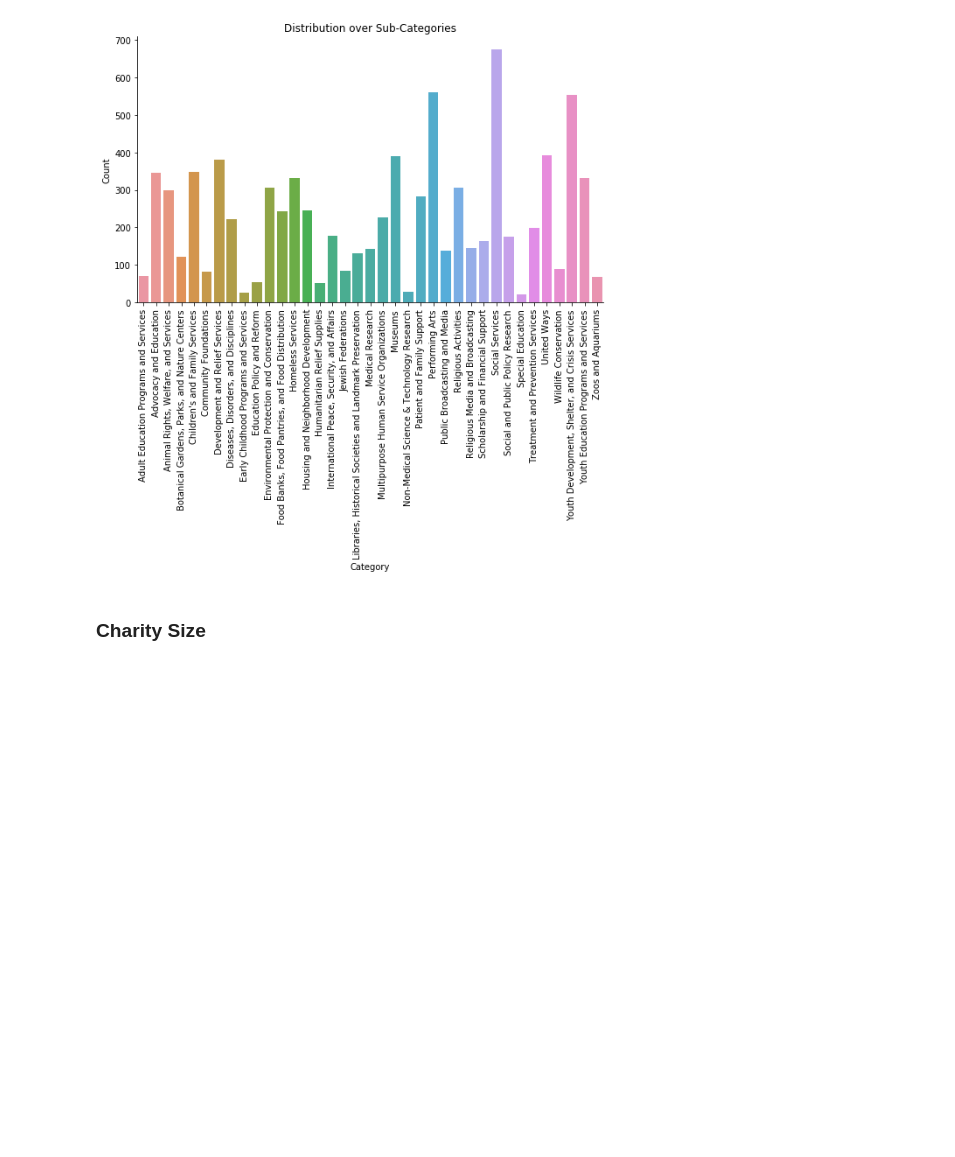
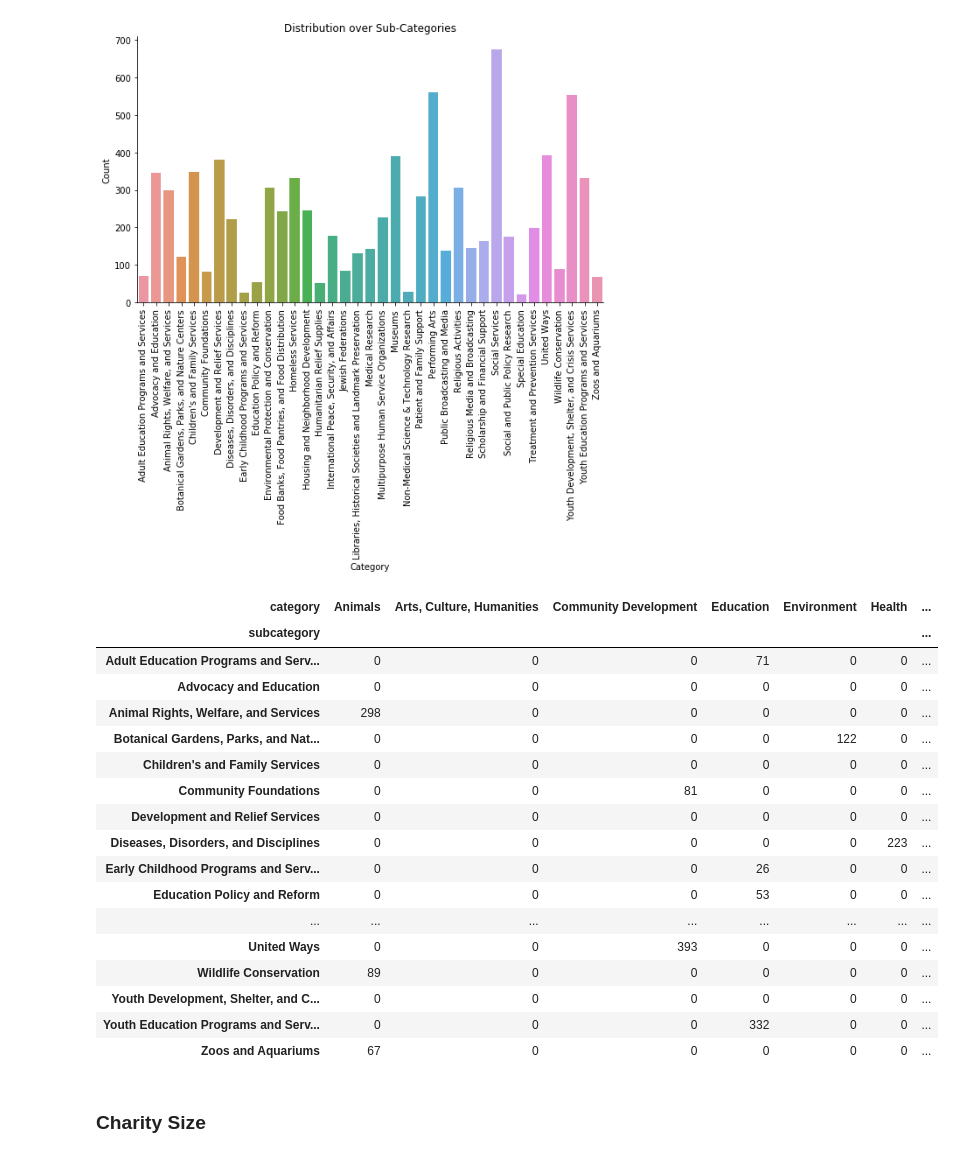
Before and after one commit to achanales/Giver, a Jupyter notebook: eda/eda_charity.ipynb, the cells around one changed output. Cells and saved outputs as stored; diff of their text form; code cells hidden in the pictures; blank space fills up the shorter version.

```diff
--- a/eda/eda_charity.ipynb
+++ b/eda/eda_charity.ipynb
@@ -131,6 +131,27 @@ plt.title('Distribution over Sub-Categories')
 # %% [output]
 Text(0.5, 1.0, 'Distribution over Sub-Categories')
 [figure]
+# %%
+pd.crosstab(all_charity['subcategory'],all_charity['category'])
+# %% [output]
+| category | Animals | Arts, Culture, Humanities | Community Development | Education | Environment | Health | ... |
+| subcategory |  |  |  |  |  |  | ... |
+| Adult Education Programs and Serv... | 0 | 0 | 0 | 71 | 0 | 0 | ... |
+| Advocacy and Education | 0 | 0 | 0 | 0 | 0 | 0 | ... |
+| Animal Rights, Welfare, and Services | 298 | 0 | 0 | 0 | 0 | 0 | ... |
+| Botanical Gardens, Parks, and Nat... | 0 | 0 | 0 | 0 | 122 | 0 | ... |
+| Children's and Family Services | 0 | 0 | 0 | 0 | 0 | 0 | ... |
+| Community Foundations | 0 | 0 | 81 | 0 | 0 | 0 | ... |
+| Development and Relief Services | 0 | 0 | 0 | 0 | 0 | 0 | ... |
+| Diseases, Disorders, and Disciplines | 0 | 0 | 0 | 0 | 0 | 223 | ... |
+| Early Childhood Programs and Serv... | 0 | 0 | 0 | 26 | 0 | 0 | ... |
+| Education Policy and Reform | 0 | 0 | 0 | 53 | 0 | 0 | ... |
+| ... | ... | ... | ... | ... | ... | ... | ... |
+| United Ways | 0 | 0 | 393 | 0 | 0 | 0 | ... |
+| Wildlife Conservation | 89 | 0 | 0 | 0 | 0 | 0 | ... |
+| Youth Development, Shelter, and C... | 0 | 0 | 0 | 0 | 0 | 0 | ... |
+| Youth Education Programs and Serv... | 0 | 0 | 0 | 332 | 0 | 0 | ... |
+| Zoos and Aquariums | 67 | 0 | 0 | 0 | 0 | 0 | ... |
 # %% [markdown]
 ### Charity Size
 # %%
```
Also changed, not shown: parts of 1 cell of this notebook.
